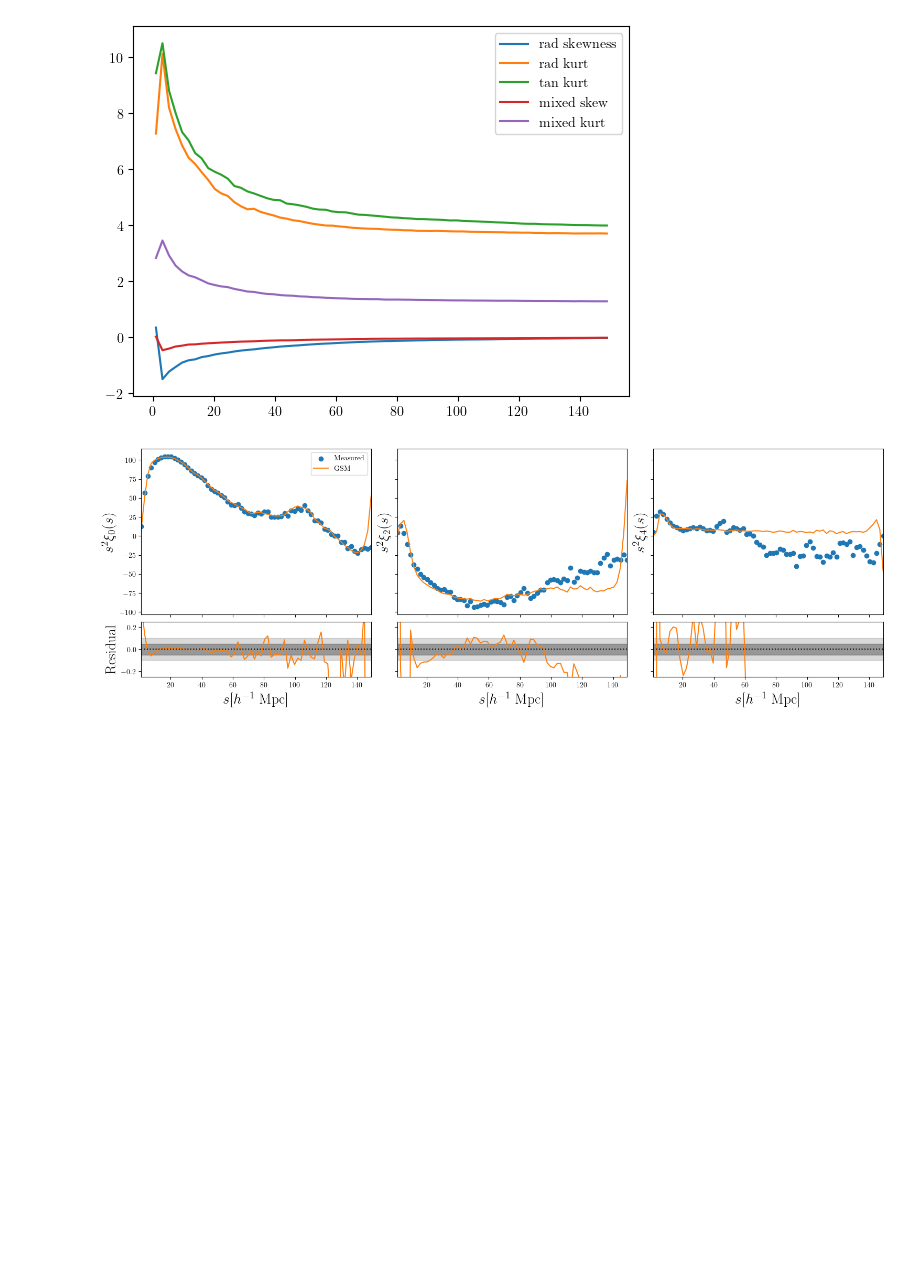
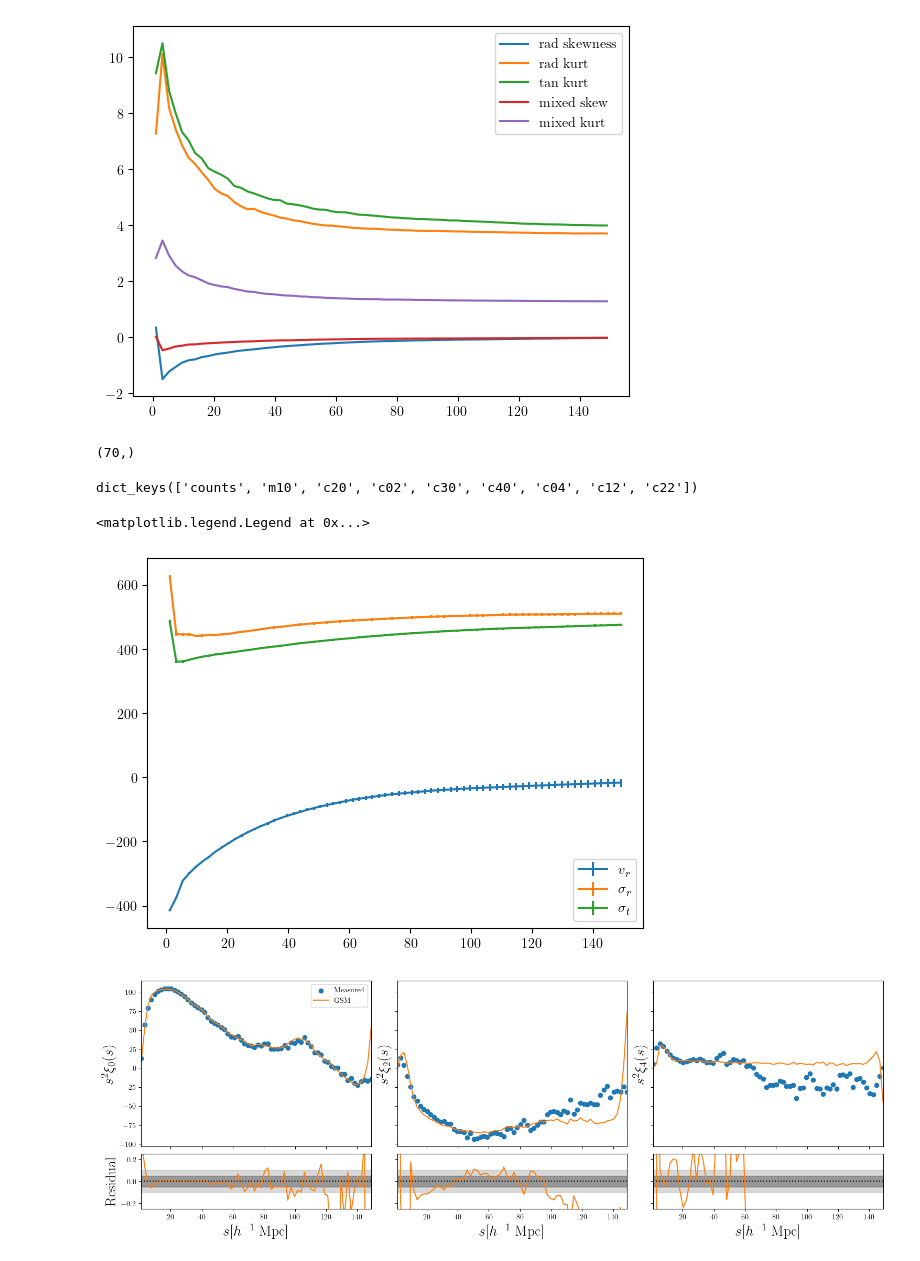
Before and after one commit to cosweeney/compact_streaming, a Jupyter notebook: nb/halo_test.ipynb, the cells around one changed output. Drawn from its saved outputs; the diff is of its cells as text; code cells hidden in the pictures; blank space fills up the shorter version.

```diff
--- a/nb/halo_test.ipynb
+++ b/nb/halo_test.ipynb
@@ -171,3 +204,15 @@ with h5.File(save_path+"halo_moments.h5", "r") as f:
+# %%
+# load jk moments
+save_path = '/spiffball/cosweeney/simulations/MDPL2/data/moments/'
+
+
+with h5.File(save_path + "halo_moments_jk.h5", "r") as f:
+    full       = {key: f["full"][key][:] for key in f["full"]}
+    jk_samples = {key: f["jackknife"][key][:] for key in f["jackknife"]}
+    cov        = f["covariance"][:]
+    rbins      = f.attrs["rbins"]
+    L_box      = f.attrs["boxsize"]
+    n_jk_1d    = f.attrs["n_jk_1d"]
 # %%
 # load moments computed with halotools: how do they compare?
 save_path = '/spiffball/cosweeney/simulations/MDPL2/data/GSM_moments_hh_150.hdf5'
@@ -208,6 +255,27 @@ plt.legend()
 # %% [output]
 <matplotlib.legend.Legend at 0x...>
 [figure]
+# %%
+np.sqrt(cov[:, 0, 0]).shape
+# %% [output]
+(70,)
+# %%
+full.keys()
+# %% [output]
+dict_keys(['counts', 'm10', 'c20', 'c02', 'c30', 'c40', 'c04', 'c12', 'c22'])
+# %%
+# inspect
+
+rbins_c = 0.5*(rbins[1:]+rbins[:-1])
+
+plt.errorbar(rbins_c, full['m10'], yerr=np.sqrt(cov[:, 0, 0]), label=r'$v_r$') # In km/s
+plt.errorbar(rbins_c, full['c20'], yerr=np.sqrt(cov[:, 1, 1]), label=r'$\sigma_r$')
+plt.errorbar(rbins_c, full['c02'], yerr=np.sqrt(cov[:, 2, 2]), label=r'$\sigma_t$')
+
+plt.legend()
+# %% [output]
+<matplotlib.legend.Legend at 0x...>
+[figure, added]
 # %%
 # does GSM look different with these?
 from scipy.interpolate import UnivariateSpline
```
Also changed, not shown: parts of 7 cells of this notebook, 21 other files.
